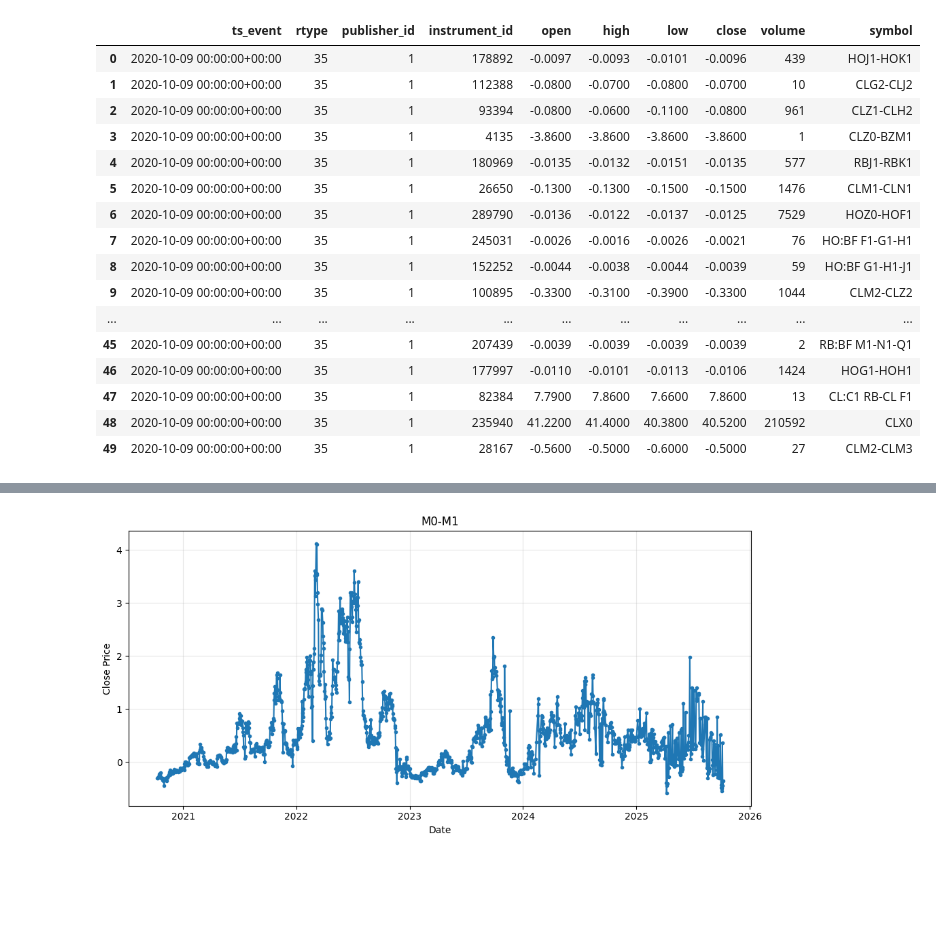
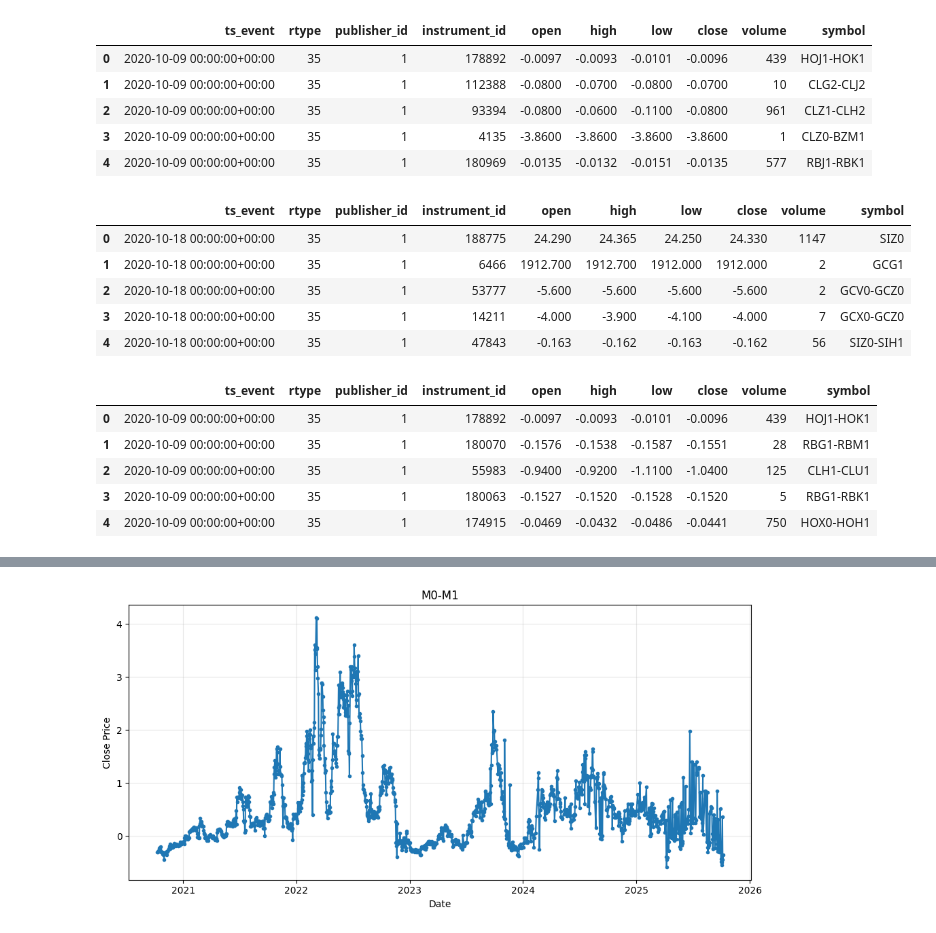
Before and after one commit to simyeekai/commods-relative-basis, a Jupyter notebook: commods rv.ipynb, the cells around one changed output, grey strips where cells are left out. Saved outputs shown, nothing was run; the diff lists cells and outputs as text; code cells hidden in the pictures; blank space fills up the shorter version.

Commit message:
Add new dataset

```diff
--- a/commods rv.ipynb
+++ b/commods rv.ipynb
@@ -4,33 +4,52 @@ import json, zstandard as zstd, pandas as pd, numpy as np, requests, io, os, re
 from datetime import datetime, timedelta
 import matplotlib.pyplot as plt
 # %%
-#import dataset
+#import dataset 1
 zst_path = "./glbx-mdp3-20201009-20251008.ohlcv-1d.csv.zst"
 
 with open(zst_path, "rb") as fh:
     dctx = zstd.ZstdDecompressor()
     with dctx.stream_reader(fh) as reader:
-        df = pd.read_csv(reader, encoding="utf-8", parse_dates=["ts_event"])
+        df1 = pd.read_csv(reader, encoding="utf-8", parse_dates=["ts_event"])
 
-df.head(50)
+df1.head()
 # %% [output]
 |  | ts_event | rtype | publisher_id | instrument_id | open | high | low | close | volume | symbol |
 | 0 | 2020-10-09 00:00:00+00:00 | 35 | 1 | 178892 | -0.0097 | -0.0093 | -0.0101 | -0.0096 | 439 | HOJ1-HOK1 |
 | 1 | 2020-10-09 00:00:00+00:00 | 35 | 1 | 112388 | -0.0800 | -0.0700 | -0.0800 | -0.0700 | 10 | CLG2-CLJ2 |
 | 2 | 2020-10-09 00:00:00+00:00 | 35 | 1 | 93394 | -0.0800 | -0.0600 | -0.1100 | -0.0800 | 961 | CLZ1-CLH2 |
 | 3 | 2020-10-09 00:00:00+00:00 | 35 | 1 | 4135 | -3.8600 | -3.8600 | -3.8600 | -3.8600 | 1 | CLZ0-BZM1 |
 | 4 | 2020-10-09 00:00:00+00:00 | 35 | 1 | 180969 | -0.0135 | -0.0132 | -0.0151 | -0.0135 | 577 | RBJ1-RBK1 |
-| 5 | 2020-10-09 00:00:00+00:00 | 35 | 1 | 26650 | -0.1300 | -0.1300 | -0.1500 | -0.1500 | 1476 | CLM1-CLN1 |
-| 6 | 2020-10-09 00:00:00+00:00 | 35 | 1 | 289790 | -0.0136 | -0.0122 | -0.0137 | -0.0125 | 7529 | HOZ0-HOF1 |
-| 7 | 2020-10-09 00:00:00+00:00 | 35 | 1 | 245031 | -0.0026 | -0.0016 | -0.0026 | -0.0021 | 76 | HO:BF F1-G1-H1 |
-| 8 | 2020-10-09 00:00:00+00:00 | 35 | 1 | 152252 | -0.0044 | -0.0038 | -0.0044 | -0.0039 | 59 | HO:BF G1-H1-J1 |
-| 9 | 2020-10-09 00:00:00+00:00 | 35 | 1 | 100895 | -0.3300 | -0.3100 | -0.3900 | -0.3300 | 1044 | CLM2-CLZ2 |
-| ... | ... | ... | ... | ... | ... | ... | ... | ... | ... | ... |
-| 45 | 2020-10-09 00:00:00+00:00 | 35 | 1 | 207439 | -0.0039 | -0.0039 | -0.0039 | -0.0039 | 2 | RB:BF M1-N1-Q1 |
-| 46 | 2020-10-09 00:00:00+00:00 | 35 | 1 | 177997 | -0.0110 | -0.0101 | -0.0113 | -0.0106 | 1424 | HOG1-HOH1 |
-| 47 | 2020-10-09 00:00:00+00:00 | 35 | 1 | 82384 | 7.7900 | 7.8600 | 7.6600 | 7.8600 | 13 | CL:C1 RB-CL F1 |
-| 48 | 2020-10-09 00:00:00+00:00 | 35 | 1 | 235940 | 41.2200 | 41.4000 | 40.3800 | 40.5200 | 210592 | CLX0 |
-| 49 | 2020-10-09 00:00:00+00:00 | 35 | 1 | 28167 | -0.5600 | -0.5000 | -0.6000 | -0.5000 | 27 | CLM2-CLM3 |
+# %%
+#import dataset 2
+zst_path = "./glbx-mdp3-20201018-20251017.ohlcv-1d.csv.zst"
+
+with open(zst_path, "rb") as fh:
+    dctx = zstd.ZstdDecompressor()
+    with dctx.stream_reader(fh) as reader:
+        df2 = pd.read_csv(reader, encoding="utf-8", parse_dates=["ts_event"])
+
+df2.head()
+# %% [output]
+|  | ts_event | rtype | publisher_id | instrument_id | open | high | low | close | volume | symbol |
+| 0 | 2020-10-18 00:00:00+00:00 | 35 | 1 | 188775 | 24.290 | 24.365 | 24.250 | 24.330 | 1147 | SIZ0 |
+| 1 | 2020-10-18 00:00:00+00:00 | 35 | 1 | 6466 | 1912.700 | 1912.700 | 1912.000 | 1912.000 | 2 | GCG1 |
+| 2 | 2020-10-18 00:00:00+00:00 | 35 | 1 | 53777 | -5.600 | -5.600 | -5.600 | -5.600 | 2 | GCV0-GCZ0 |
+| 3 | 2020-10-18 00:00:00+00:00 | 35 | 1 | 14211 | -4.000 | -3.900 | -4.100 | -4.000 | 7 | GCX0-GCZ0 |
+| 4 | 2020-10-18 00:00:00+00:00 | 35 | 1 | 47843 | -0.163 | -0.162 | -0.163 | -0.162 | 56 | SIZ0-SIH1 |
+# %%
+# combine the two dataframes
+df = pd.concat([df1, df2], ignore_index=True)
+df = df.sort_values(by='ts_event').reset_index(drop=True)
+
+df.head()
+# %% [output]
+|  | ts_event | rtype | publisher_id | instrument_id | open | high | low | close | volume | symbol |
+| 0 | 2020-10-09 00:00:00+00:00 | 35 | 1 | 178892 | -0.0097 | -0.0093 | -0.0101 | -0.0096 | 439 | HOJ1-HOK1 |
+| 1 | 2020-10-09 00:00:00+00:00 | 35 | 1 | 180070 | -0.1576 | -0.1538 | -0.1587 | -0.1551 | 28 | RBG1-RBM1 |
+| 2 | 2020-10-09 00:00:00+00:00 | 35 | 1 | 55983 | -0.9400 | -0.9200 | -1.1100 | -1.0400 | 125 | CLH1-CLU1 |
+| 3 | 2020-10-09 00:00:00+00:00 | 35 | 1 | 180063 | -0.1527 | -0.1520 | -0.1528 | -0.1520 | 5 | RBG1-RBK1 |
+| 4 | 2020-10-09 00:00:00+00:00 | 35 | 1 | 174915 | -0.0469 | -0.0432 | -0.0486 | -0.0441 | 750 | HOX0-HOH1 |
 # %%
 #cleaning
 df = df.drop(columns=['publisher_id', 'rtype'])
```
Also changed, not shown: parts of 6 cells of this notebook, 1 other file.
